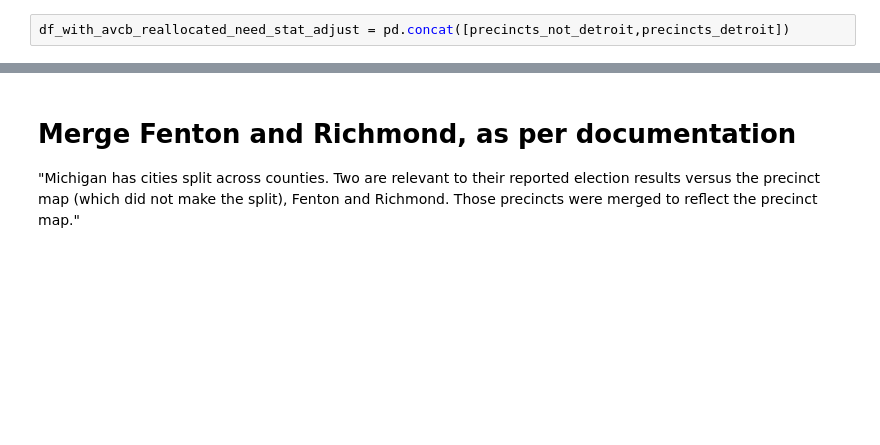
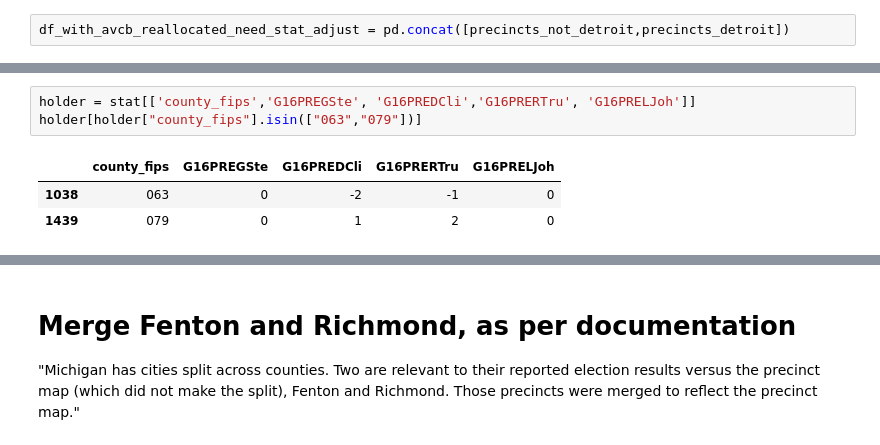
Before and after one commit to nonpartisan-redistricting-datahub/pdv-mi, a Jupyter notebook: vest-mi-2016/vest_mi_2016.ipynb, the cells around one changed output, grey strips where cells are left out. Cells and saved outputs as stored; diff of their text form; blank space fills up the shorter version.

```diff
--- a/vest-mi-2016/vest_mi_2016.ipynb
+++ b/vest-mi-2016/vest_mi_2016.ipynb
@@ -704,0 +812,7 @@ df_with_avcb_reallocated_need_stat_adjust = pd.concat([precincts_not_detroit,pre
+# %%
+holder = stat[['county_fips','G16PREGSte', 'G16PREDCli','G16PRERTru', 'G16PRELJoh']]
+holder[holder["county_fips"].isin(["063","079"])]
+# %% [output]
+|  | county_fips | G16PREGSte | G16PREDCli | G16PRERTru | G16PRELJoh |
+| 1038 | 063 | 0 | -2 | -1 | 0 |
+| 1439 | 079 | 0 | 1 | 2 | 0 |
```
Also changed, not shown: parts of 115 cells of this notebook.
